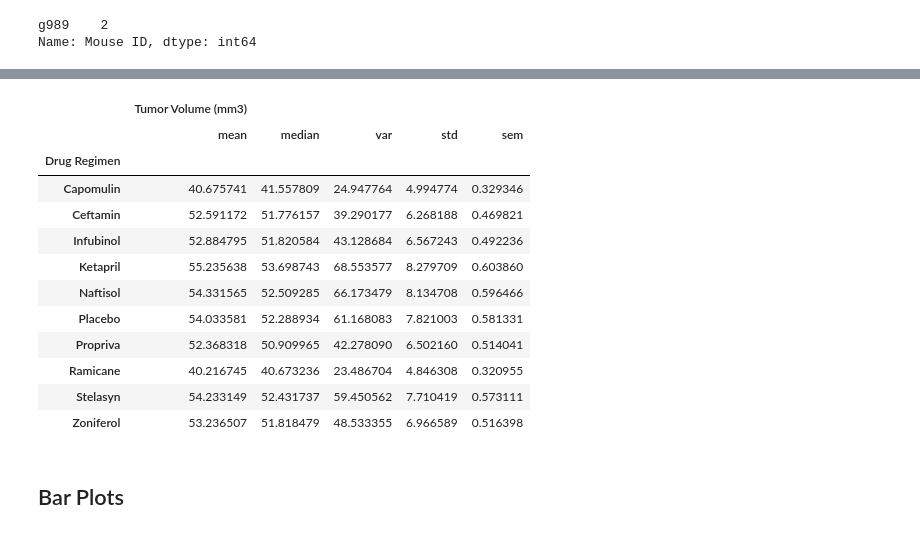
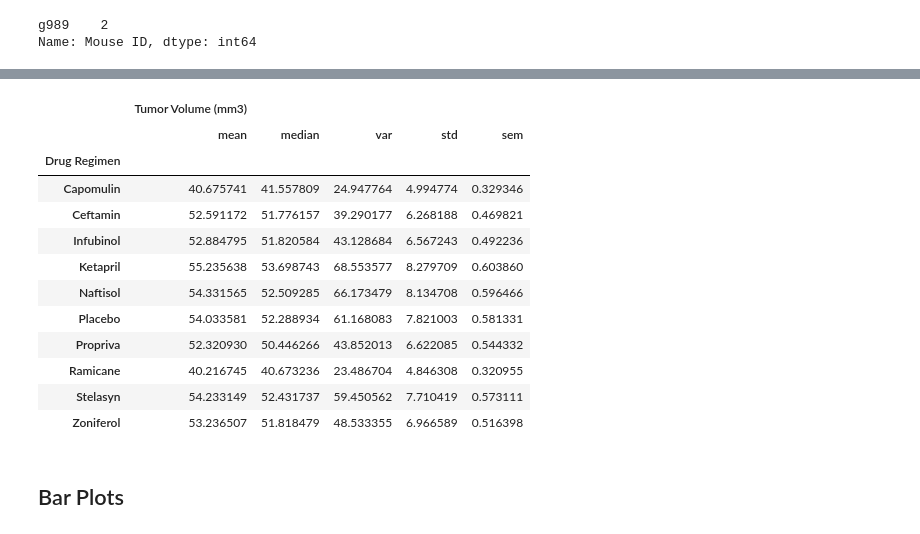
Before and after one commit to ellismok/Matplotlib-Challenge, a Jupyter notebook: Pymaceuticals/pymaceuticals_starter.ipynb, the cells around one changed output, grey strips where cells are left out. Saved outputs shown, nothing was run; the diff lists cells and outputs as text; code cells hidden in the pictures.

```diff
--- a/Pymaceuticals/pymaceuticals_starter.ipynb
+++ b/Pymaceuticals/pymaceuticals_starter.ipynb
@@ -82,8 +84,7 @@ all_duplicated_mouse_ID
 # %%
-# Create a clean DataFrame by dropping the duplicate mouse by its ID.
-# df.drop_duplicates(subset=['brand', 'style'], keep='last')
-cleaned_mice_df = mice_df.drop_duplicates()
-cleaned_mice_df    # .loc[cleaned_mice_df['Mouse ID']== "g989"]
+# Create a clean DataFrame by dropping the duplicate mouse by its ID using .loc[]
+cleaned_mice_df = mice_df.loc[mice_df['Mouse ID'] != 'g989']
+cleaned_mice_df
 # %% [output]
 |  | Mouse ID | Drug Regimen | Sex | Age_months | Weight (g) | Timepoint | Tumor Volume (mm3) | ... |
 | 0 | k403 | Ramicane | Male | 21 | 16 | 0 | 45.000000 | ... |
@@ -145,0 +112,6 @@ Name: Tumor Volume (mm3), dtype: float64
+# %%
+# The 1st method is the most straightforward, creating multiple series and putting them all together at the end.
+
+# To make things more readable - I first created a groupby as Drug Regimen
+drug_reg_gbdf = cleaned_mice_df.groupby(['Drug Regimen'])
+drug_reg_gbdf
@@ -239,19 +232,19 @@ indv_stat_regimen_ccdf
 # %%
 # Generate a summary statistics table of mean, median, variance, standard deviation, and SEM of the tumor volume for each regimen using df.groupby().agg()
 # This method produces everything in a single groupby function
-summary_stat_regimen_ccdf = cleaned_mice_df.groupby('Drug Regimen').agg({'Tumor Volume (mm3)': ['mean', 'median', 'var', 'std', 'sem']})
+summary_stat_regimen_ccdf = drug_reg_gbdf.agg({'Tumor Volume (mm3)': ['mean', 'median', 'var', 'std', 'sem']})
 summary_stat_regimen_ccdf
 # %% [output]
 |  | Tumor Volume (mm3) |  |  |  |  |
 |  | mean | median | var | std | sem |
 | Drug Regimen |  |  |  |  |  |
 | Capomulin | 40.675741 | 41.557809 | 24.947764 | 4.994774 | 0.329346 |
 | Ceftamin | 52.591172 | 51.776157 | 39.290177 | 6.268188 | 0.469821 |
 | Infubinol | 52.884795 | 51.820584 | 43.128684 | 6.567243 | 0.492236 |
 | Ketapril | 55.235638 | 53.698743 | 68.553577 | 8.279709 | 0.603860 |
 | Naftisol | 54.331565 | 52.509285 | 66.173479 | 8.134708 | 0.596466 |
 | Placebo | 54.033581 | 52.288934 | 61.168083 | 7.821003 | 0.581331 |
-| Propriva | 52.368318 | 50.909965 | 42.278090 | 6.502160 | 0.514041 |
+| Propriva | 52.320930 | 50.446266 | 43.852013 | 6.622085 | 0.544332 |
 | Ramicane | 40.216745 | 40.673236 | 23.486704 | 4.846308 | 0.320955 |
 | Stelasyn | 54.233149 | 52.431737 | 59.450562 | 7.710419 | 0.573111 |
 | Zoniferol | 53.236507 | 51.818479 | 48.533355 | 6.966589 | 0.516398 |
```
Also changed, not shown: parts of 36 cells of this notebook.
